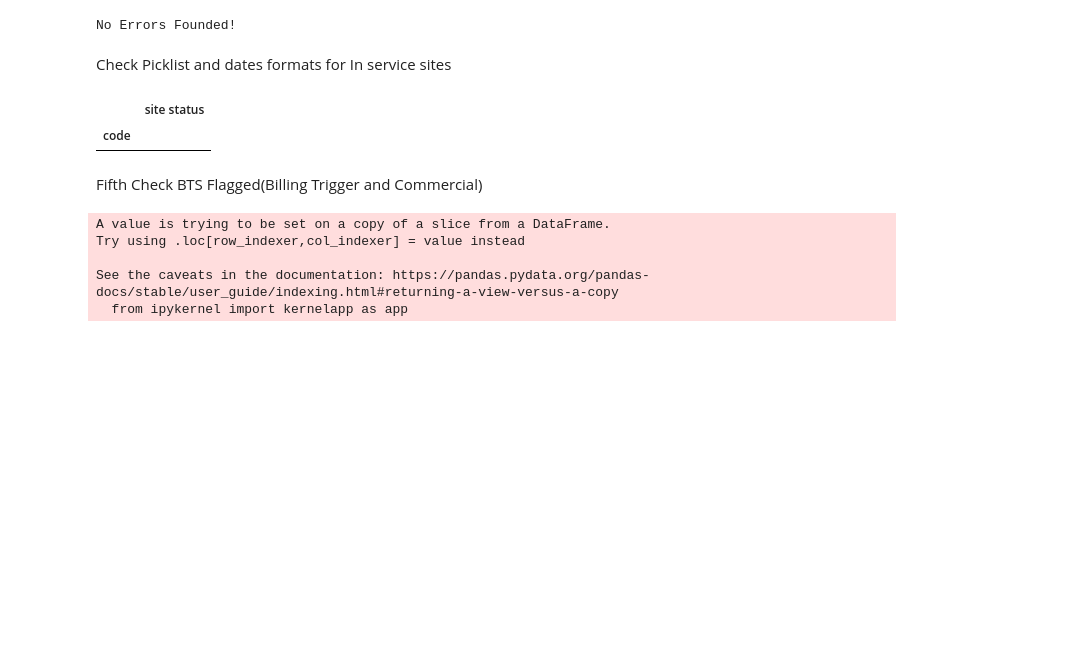
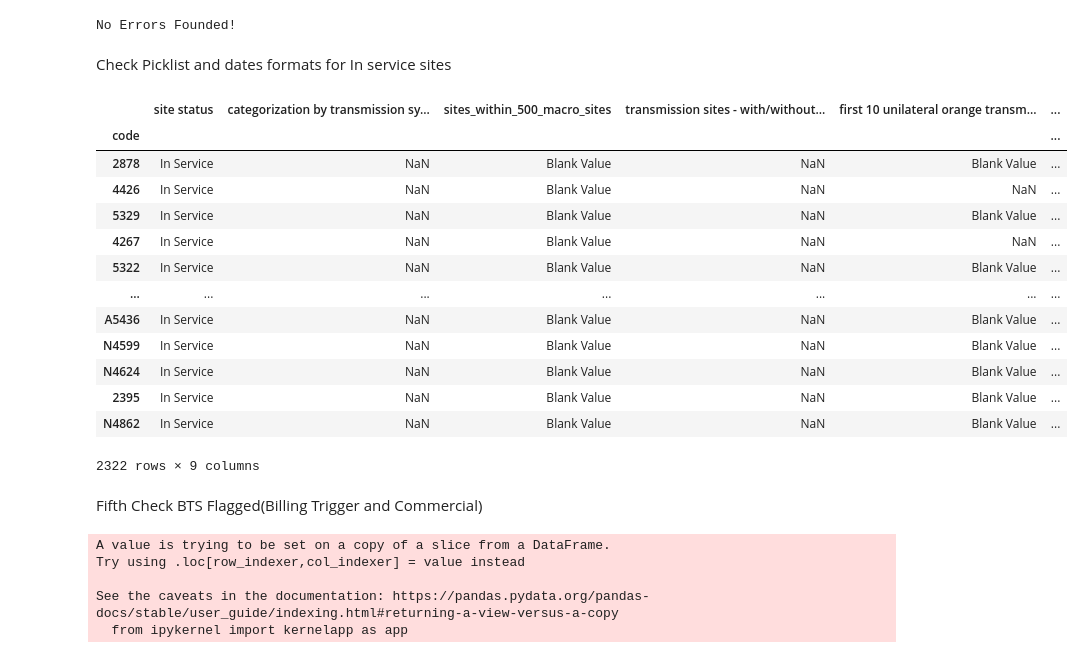
Before and after one commit to emerenan/xlsx_validation, a Jupyter notebook: ro_validations.ipynb, the cells around one changed output. Drawn from its saved outputs; the diff is of its cells as text; code cells hidden in the pictures; blank space fills up the shorter version.

Commit message:
Update 27/08 - Fit picklist values and def check picklist()

```diff
--- a/ro_validations.ipynb
+++ b/ro_validations.ipynb
@@ -398,7 +404,8 @@ Check Picklist and dates formats for In service sites
 # %%
-def check_picklist_v1(df,df_index,df_status, df_cols, picklist_dict):
+def check_picklist_v1(df,df_index,df_status, picklist_dict):
     from collections import defaultdict
 
+    df_cols = [i.lower() for i in picklist_dict.keys()]
     df_picklist = df[df_cols].fillna('')
     df_picklist = df_picklist.to_dict(orient='list')
 
@@ -407,7 +414,7 @@ def check_picklist_v1(df,df_index,df_status, df_cols, picklist_dict):
         if id not in new_dic.keys():
             new_dic[df_index].append(id)"""
 
-    for column in set(picklist_dict.keys()):
+    for column in set(df_cols):
         for value in df_picklist[column]:
             if value not in set(picklist_dict[column]):
                 if pd.isnull(value) or pd.isna(value) or value=='' or value=='nan':
@@ -419,45 +426,73 @@ def check_picklist_v1(df,df_index,df_status, df_cols, picklist_dict):
 
     df_errors = pd.DataFrame(new_dic)
     df_errors = df_errors.replace('Ok!', np.nan)
-    df_errors[df_index] = df_picklist[df_index]
+    df_errors[df_index] = [i for i in df[df_index]]
     df_errors = df_errors.set_index(df_index)
     df_errors = df_errors.dropna(how='all', axis=0)
     df_errors = df_errors.dropna(how='all', axis=1)
     df_errors = df_errors.reset_index()
 
     df = df[[df_index, df_status]]
     df_errors = pd.merge(df_errors,df, how='left', on=[df_index])
     df_errors = df_errors.set_index(df_index)
     df_errors = df_errors[[df_status]+ df_errors.columns[:-1].tolist()]
     #df_errors = df_errors.reset_index()
     return df_errors
 
 picklis_dict = {
+    'phase _1/_2': ['MSA (Phase 1)','PMA (Phase 2)'],
     'categorization by transmission sys': ['Long-term Mobile', 'Macro', 'Outdoor Small Cells', 'Public DAS',\
-                                           'Repeater', 'Transmission', 'w/o equipment'],
-    'categorization by site type': ['DAS passive','GBT','RTT', 'Outdoor Small Cells'],
+                                           'Repeater', 'Transmission', 'w/o equipment', 'Macro+DAS'],
+    'unused sites (towerco holds the property rights but does not host any operator equipment or other customer equipment )' : ['Yes', 'No'],
+    'non-vodafone equipment sites (towerco holds the property rights and does not host any operator equipment but hosts other customer equipment  )': ['Yes', 'No'],
+    'poweroff sites': ['Yes', 'No'],
+    'categorization by transmission sys (sub-cluster)': ['Standard', 'Core','w/o equipment', 'Dual Use Site', 'Long-term Mobile','DAS active','DAS passive',\
+                                                         'Macro+DAS active','Macro+DAS passive','Repeater', 'Transmission','Outdoor Small Cells'],
+    'core type': ['Case A', 'Case B'],
+    'macro site - transmission hub site with/without shelters': ['With shelters','Without shelters','Non Transmission Hub Site'],
+	'transmission sites - with/without shelters.' : ['With shelters','Without shelters','Non Transmission Site'],
+    'power supply': ['AC','DC','AC & DC','No Power'],
+    'categorization by site type': ['RTT','GBT','DAS active','DAS passive','RTT+DAS active','GBT+DAS active','RTT+DAS passive','GBT+DAS passive','Outdoor Small Cells'],
     'sites_as_metered_estimated': ['Estimated Model','Metered Model'],
-    'air conditioning': ['No','Yes'],
+    'air conditioning': ['No','Yes; Indoor Air Conditioning','Yes; Indoor Free Air cooling / Free cooling units'],
+    'active sharing arrangements involving the operator': ['MORAN (On VF equipment)','MORAN (On non-VF equipment)','MOCN with Spectrum Pooling','Partial Active-Passive',\
+                                                          'No Active Sharing'],
+    'orange passive shared sites ': [0 , 1],
+    'orange active shared sites ': ['Yes', 'No'],
+    'only - active sharing orange': [0 , 1],
+    'unilateral orange transmission site': ['Yes', 'No'],
+	'first 10 unilateral orange transmission site': ['Yes', 'No'],
+    'sites_as_metered_estimated': ['Estimated Model','Metered Model'],
+	'subsequent_sharing_arrangement': ['Yes', 'No'],
+	'sites_within_500_macro_sites' : ['Yes', 'No'],
     'bts sites': ['Yes', 'No'],
     'strategic sites': ['Yes', 'No'],
     'strategic_site_bucket': ['Non Strategic'],
     'critical site': ['Yes', 'No'],
     '10% critical': ['Beyond 10%', 'Within 10%','Non Critical'],
     'wip_site': ['Yes', 'No'],
     'bundled sites': ['Yes', 'No'],
-    'decommissioned sites': ['Yes', 'No']
-}
+    'decommissioned sites': ['Yes', 'No']}
 
-picklist_cols = ['Code','Categorization by Transmission Sys','Categorization by Site Type','Sites_As_Metered_Estimated',\
-                'Air Conditioning','bts sites','Strategic Sites',\
-                'Strategic_Site_Bucket','Critical site','10% Critical','Wip_Site','Bundled sites','Decommissioned sites']
 actives = towerdb[towerdb[tw_status]=='In Service']
-df_in_service_picklist = check_picklist_v1(actives, tw_index,tw_status, lower_str(picklist_cols), picklis_dict)
+df_in_service_picklist = check_picklist_v1(actives, tw_index,tw_status, picklis_dict)
 df_in_service_picklist
 #Tem error em 4 colunas
 # %% [output]
-|  | site status |
-| code |  |
+|  | site status | categorization by transmission sy... | sites_within_500_macro_sites | transmission sites - with/without... | first 10 unilateral orange transm... | ... |
+| code |  |  |  |  |  | ... |
+| 2878 | In Service | NaN | Blank Value | NaN | Blank Value | ... |
+| 4426 | In Service | NaN | Blank Value | NaN | NaN | ... |
+| 5329 | In Service | NaN | Blank Value | NaN | Blank Value | ... |
+| 4267 | In Service | NaN | Blank Value | NaN | NaN | ... |
+| 5322 | In Service | NaN | Blank Value | NaN | Blank Value | ... |
+| ... | ... | ... | ... | ... | ... | ... |
+| A5436 | In Service | NaN | Blank Value | NaN | Blank Value | ... |
+| N4599 | In Service | NaN | Blank Value | NaN | Blank Value | ... |
+| N4624 | In Service | NaN | Blank Value | NaN | Blank Value | ... |
+| 2395 | In Service | NaN | Blank Value | NaN | Blank Value | ... |
+| N4862 | In Service | NaN | Blank Value | NaN | Blank Value | ... |
+2322 rows × 9 columns
 # %%
 def check_date_columns(df, df_index,status_col,columns, format):
     """
```
Also changed, not shown: parts of 6 cells of this notebook.
